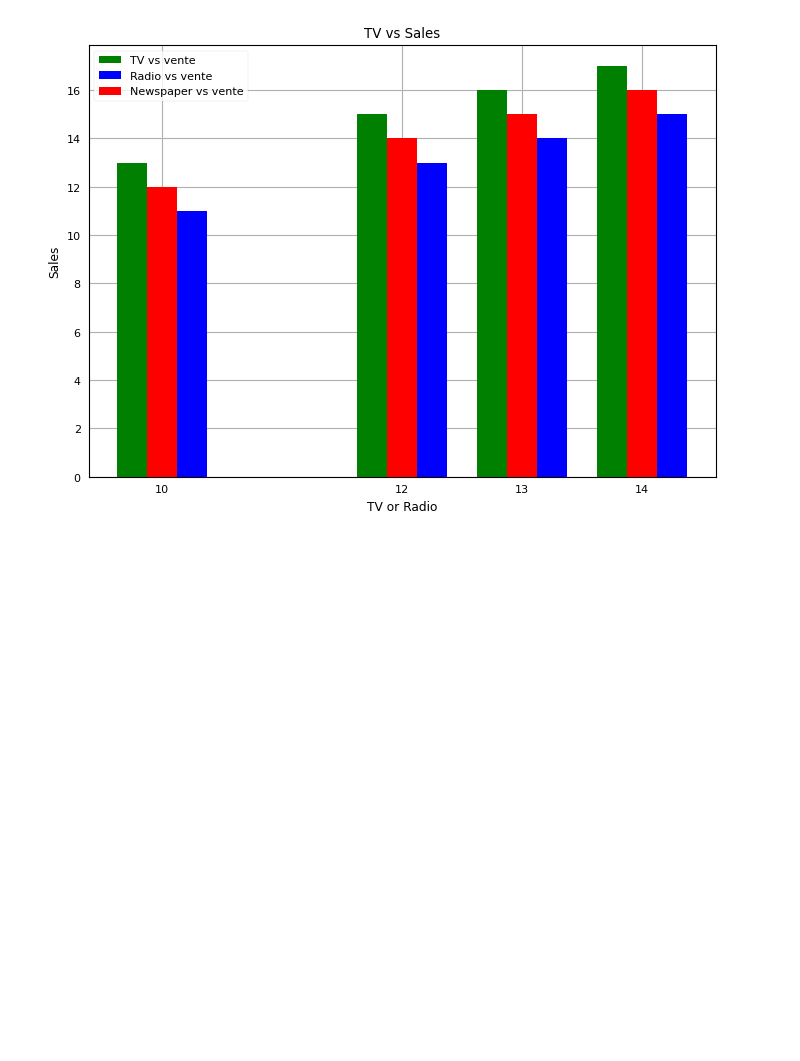
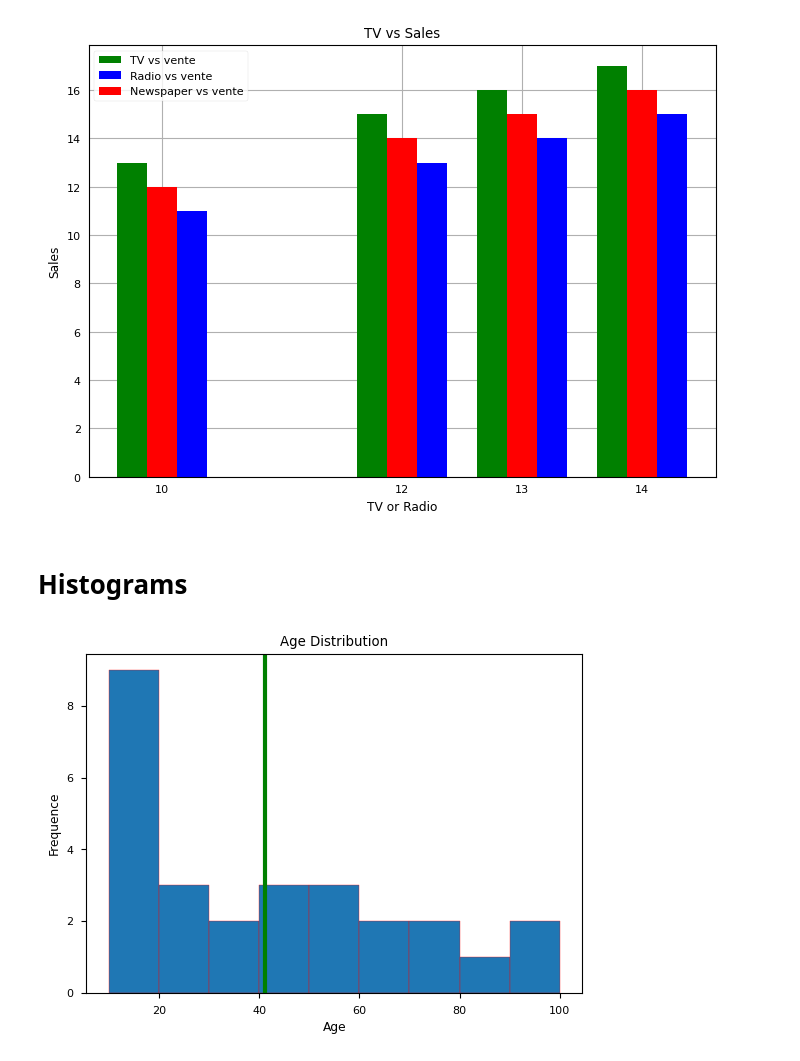
Before and after one commit to ahmedaboutaib/PythonForAI, a Jupyter notebook: Matplotlib.ipynb, the cells around one changed output. Drawn from its saved outputs; the diff is of its cells as text; code cells hidden in the pictures; blank space fills up the shorter version.

```diff
--- a/Matplotlib.ipynb
+++ b/Matplotlib.ipynb
@@ -100,3 +120,5 @@ plt.legend()
 plt.show()
 # %% [output]
 [figure]
+# %% [markdown]
+# Histograms
@@ -102,0 +130,13 @@ plt.show()
+# %%
+ages= [12,13,14,15,23,43,21,56,78,97,22,11,33,12,32,43,19,16,18,55,66,77,88,99,40,50,60]
+#plt.hist(ages,bins=len(ages) ,edgecolor='r') # edgecolor : pour les bords , bins : nembre des bacs
+bins=[i for i in range(10,110,10)] # Diviser l'histogramme en plusieurs parties.
+plt.hist(ages,bins=bins ,edgecolor='r')
+moy=np.mean(ages)
+plt.axvline(moy,color='g',linewidth=3) # On n'utilise pas cette fonction pour tracer une ligne verticale pour la moyenne.
+plt.title('Age Distribution')
+plt.xlabel('Age')
+plt.ylabel('Frequence')
+plt.show()
+# %% [output]
+[figure, added]
```
Also changed, not shown: parts of 20 cells of this notebook, 1 other file.
